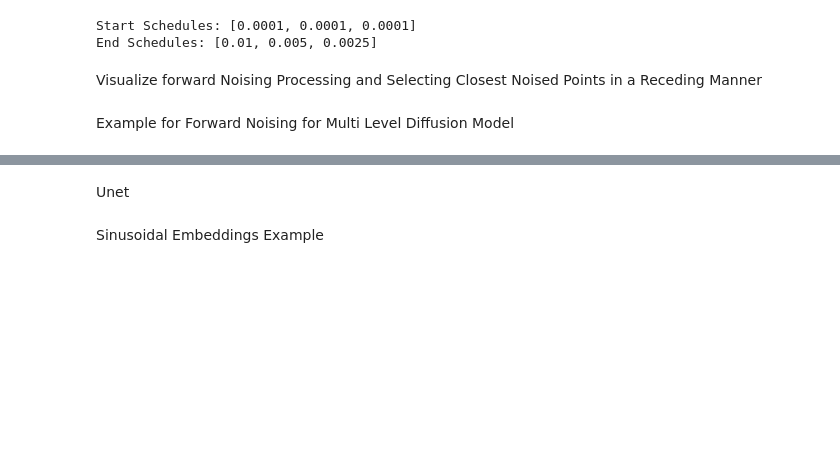
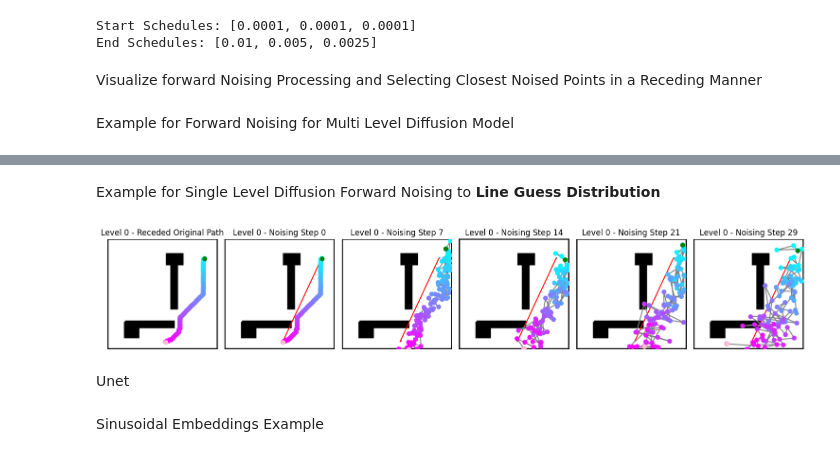
Before and after one commit to jasonjabbour/Diffusion_Planning, a Jupyter notebook: Modeling/LineDiffusion.ipynb, the cells around one changed output, grey strips where cells are left out. Cells and saved outputs as stored; diff of their text form; code cells hidden in the pictures; blank space fills up the shorter version.

```diff
--- a/Modeling/LineDiffusion.ipynb
+++ b/Modeling/LineDiffusion.ipynb
@@ -252,7 +252,7 @@ def prepare_map_image(map_data):
     return rgb_image
 
 
-def plot_path_on_map(map_image, path, gradient=False, highlight_indices=None, legend=False, ax=None):
+def plot_path_on_map(map_image, path, gradient=False, highlight_indices=None, legend=False, ax=None, line_guess=None):
     """
     Overlay a path on the map image, with options for gradient and highlights.
     Args:
@@ -284,6 +284,10 @@ def plot_path_on_map(map_image, path, gradient=False, highlight_indices=None, le
     # Always draw a grey line connecting all the points in the path
     ax.plot(path[:, 0], path[:, 1], color='grey', linewidth=1.5, zorder=10)
 
+    if line_guess is not None:
+        # Always draw a grey line connecting all the points in the path
+        ax.plot(line_guess[:, 0], line_guess[:, 1], color='red', linewidth=1.5, zorder=5)
+
     if gradient:
         # Use a color gradient to display the path
         colors = plt.colormaps.get_cmap('cool')(np.linspace(0, 1, len(path)))
@@ -312,6 +316,7 @@ def render(
     highlight_indices=None,
     title=None,
     gradient=False,
+    line_guess = None,
     legend=False,
     ax=None
 ):
@@ -349,6 +354,7 @@ def render(
         path,
         gradient=gradient,
         highlight_indices=highlight_indices,
+        line_guess=line_guess,
         legend=legend,
         ax=ax
     )
@@ -531,6 +665,12 @@ class MultiLevelDiffusionModel:
             for i in range(levels)
         ]
 
+    def forward_guess(self, x_0, level, t, A, B, sigma_parallel, sigma_perp, device):
+        return self.models[level].forward_guess(x_0, t, A, B, sigma_parallel, sigma_perp, device)
+
+    def get_line_guess(self, level):
+        return self.models[level].get_line_guess()
+
     def forward(self, x_0, level, t, mask, device):
         return self.models[level].forward(x_0, t, mask, device)
 
@@ -884,3 +1052,51 @@ visualize_forward_noising(
+# %% [markdown]
+Example for Single Level Diffusion Forward Noising to **Line Guess Distribution**
+# %%
+# Example setup for MultiLevelDiffusionModel
+levels = 1
+target_lengths = [128]
+timesteps_per_level = [30]
+start_schedules = [.0001]
+end_schedules = [.1]
+sigma_parallel =.2
+sigma_perp =.2
+
+# Initialize the MultiLevelDiffusionModel
+multi_level_diffusion_model = MultiLevelDiffusionModel(levels, start_schedules, end_schedules, timesteps_per_level, map_shape=MAP_SHAPE)
+
+# Generate a batch of full resolution paths with reduced points for initial levels
+map_tensor, path_tensor, mask_tensor, start_point_tensor, end_point_tensor = get_sample_map_and_path(train_dataset)  # Replace None with your actual dataset
+
+path_tensor = path_tensor.unsqueeze(0)
+mask_tensor = mask_tensor.unsqueeze(0)
+start_point_tensor = start_point_tensor.unsqueeze(0)
+end_point_tensor = end_point_tensor.unsqueeze(0)
+
+# Generate noised and receded paths
+noised_paths, receded_original_path_per_level, timesteps_label_tracker, line_guesses = generate_receded_noised_paths(
+    multi_level_diffusion_model,
+    path_tensor,
+    mask_tensor,
+    start_point_tensor,
+    end_point_tensor = end_point_tensor,
+    target_lengths=[128],
+    levels=1,
+    guess_dist=True,
+    sigma_parallel=sigma_parallel,
+    sigma_perp=sigma_perp
+)
+
+# Visualize forward noising and receding
+visualize_forward_noising(
+    map_tensor,
+    receded_original_path_per_level,
+    noised_paths,
+    levels=1,
+    timesteps_label_tracker=timesteps_label_tracker,
+    line_guesses=line_guesses
+)
+# %% [output]
+[figure, added]
 # %% [markdown]
 Unet
 # %%
```
Also changed, not shown: parts of 13 cells of this notebook.
